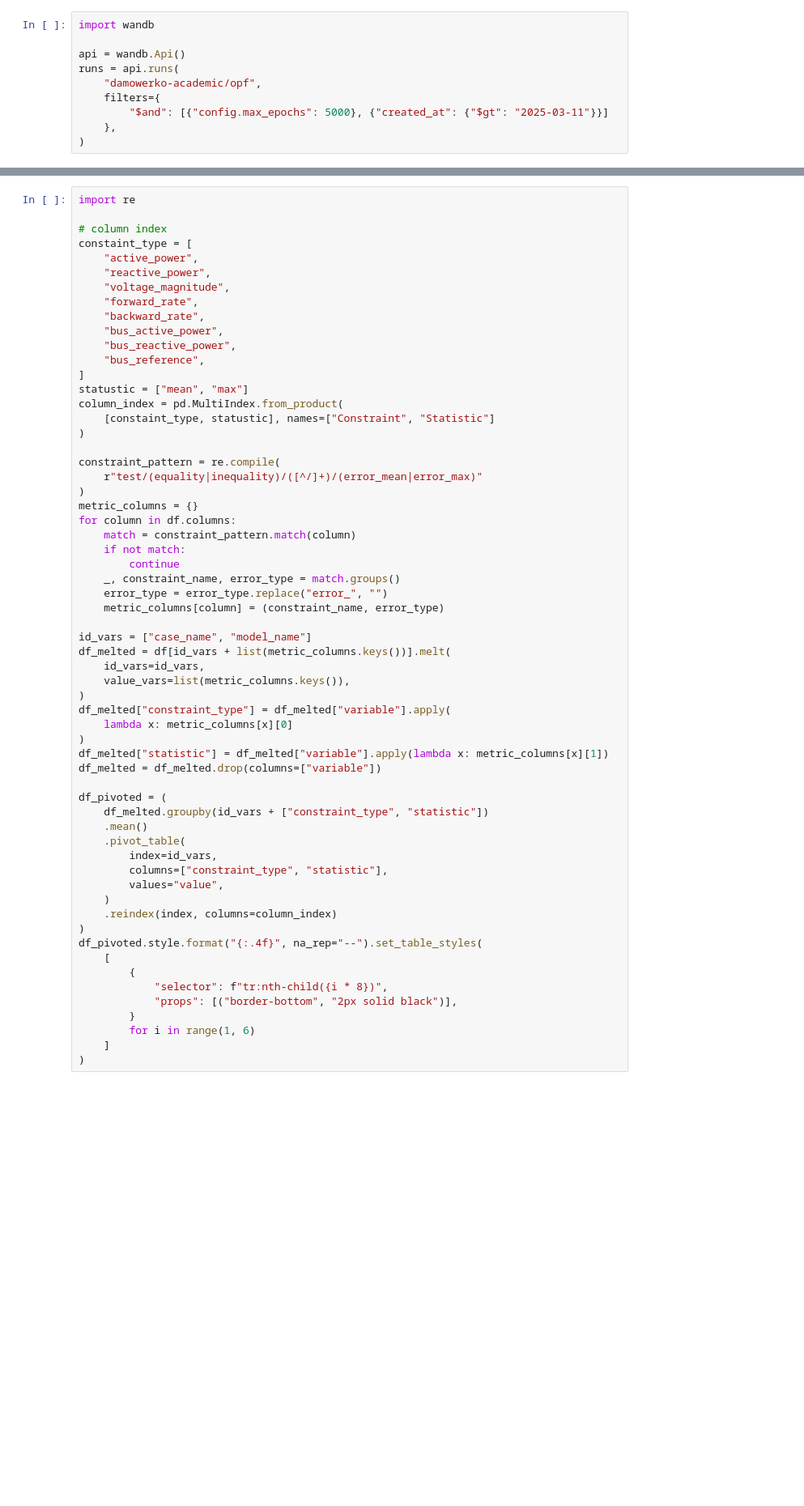
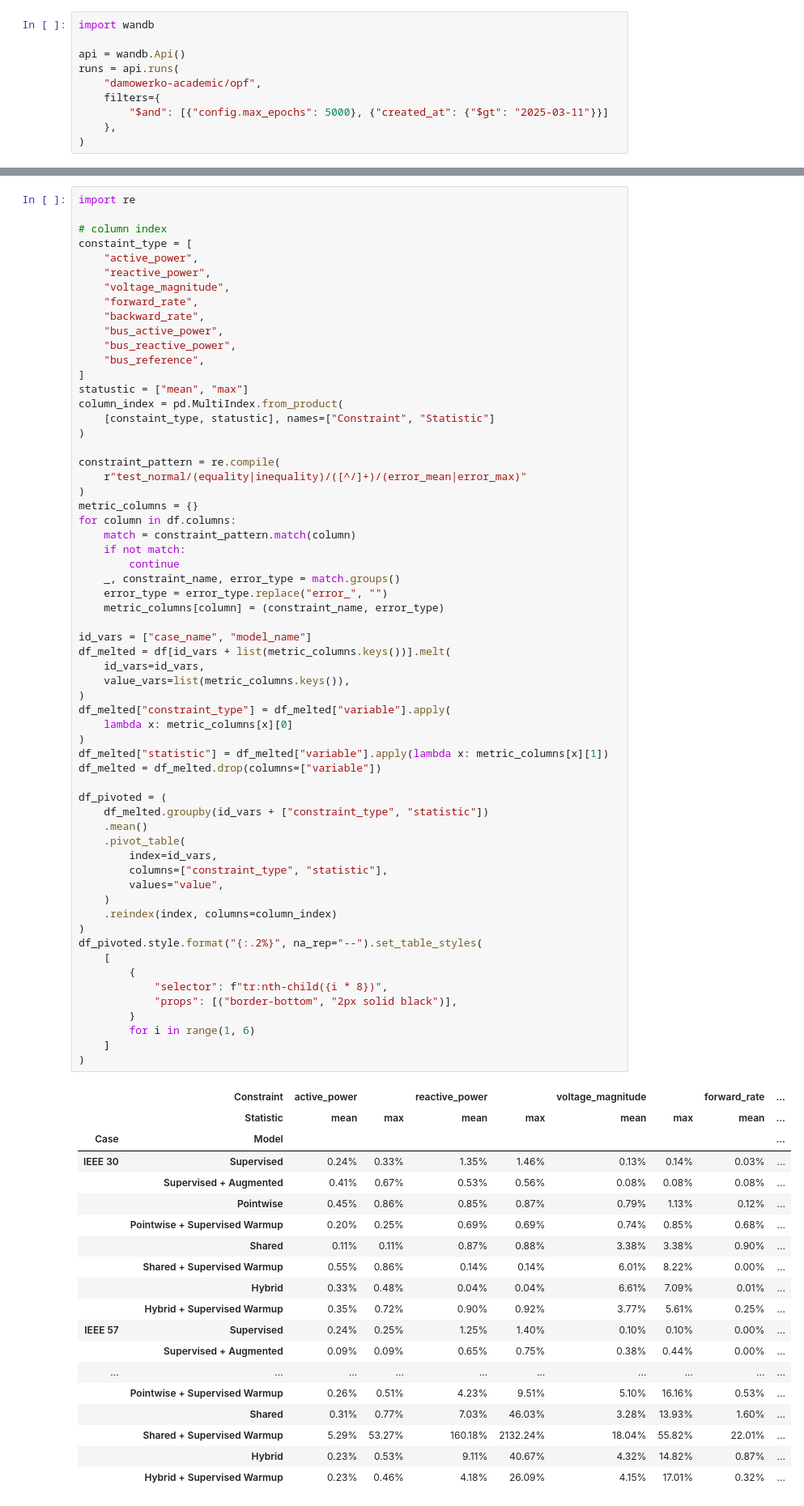
Before and after one commit to Damowerko/opf, a Jupyter notebook: notebooks/compare.ipynb, the cells around one changed output, grey strips where cells are left out. Shown at 81% size. Cells and saved outputs as stored; diff of their text form; blank space fills up the shorter version.

```diff
--- a/notebooks/compare.ipynb
+++ b/notebooks/compare.ipynb
@@ -212,7 +365,7 @@ column_index = pd.MultiIndex.from_product(
 )
 
 constraint_pattern = re.compile(
-    r"test/(equality|inequality)/([^/]+)/(error_mean|error_max)"
+    r"test_normal/(equality|inequality)/([^/]+)/(error_mean|error_max)"
 )
 metric_columns = {}
 for column in df.columns:
@@ -225,31 +378,51 @@ for column in df.columns:
 
 id_vars = ["case_name", "model_name"]
 df_melted = df[id_vars + list(metric_columns.keys())].melt(
     id_vars=id_vars,
     value_vars=list(metric_columns.keys()),
 )
 df_melted["constraint_type"] = df_melted["variable"].apply(
     lambda x: metric_columns[x][0]
 )
 df_melted["statistic"] = df_melted["variable"].apply(lambda x: metric_columns[x][1])
 df_melted = df_melted.drop(columns=["variable"])
 
 df_pivoted = (
     df_melted.groupby(id_vars + ["constraint_type", "statistic"])
     .mean()
     .pivot_table(
         index=id_vars,
         columns=["constraint_type", "statistic"],
         values="value",
     )
     .reindex(index, columns=column_index)
 )
-df_pivoted.style.format("{:.4f}", na_rep="--").set_table_styles(
+df_pivoted.style.format("{:.2%}", na_rep="--").set_table_styles(
     [
         {
             "selector": f"tr:nth-child({i * 8})",
             "props": [("border-bottom", "2px solid black")],
         }
         for i in range(1, 6)
     ]
 )
+# %% [output]
+|  | Constraint | active_power |  | reactive_power |  | voltage_magnitude |  | forward_rate | ... |
+|  | Statistic | mean | max | mean | max | mean | max | mean | ... |
+| Case | Model |  |  |  |  |  |  |  | ... |
+| IEEE 30 | Supervised | 0.24% | 0.33% | 1.35% | 1.46% | 0.13% | 0.14% | 0.03% | ... |
+|  | Supervised + Augmented | 0.41% | 0.67% | 0.53% | 0.56% | 0.08% | 0.08% | 0.08% | ... |
+|  | Pointwise | 0.45% | 0.86% | 0.85% | 0.87% | 0.79% | 1.13% | 0.12% | ... |
+|  | Pointwise + Supervised Warmup | 0.20% | 0.25% | 0.69% | 0.69% | 0.74% | 0.85% | 0.68% | ... |
+|  | Shared | 0.11% | 0.11% | 0.87% | 0.88% | 3.38% | 3.38% | 0.90% | ... |
+|  | Shared + Supervised Warmup | 0.55% | 0.86% | 0.14% | 0.14% | 6.01% | 8.22% | 0.00% | ... |
+|  | Hybrid | 0.33% | 0.48% | 0.04% | 0.04% | 6.61% | 7.09% | 0.01% | ... |
+|  | Hybrid + Supervised Warmup | 0.35% | 0.72% | 0.90% | 0.92% | 3.77% | 5.61% | 0.25% | ... |
+| IEEE 57 | Supervised | 0.24% | 0.25% | 1.25% | 1.40% | 0.10% | 0.10% | 0.00% | ... |
+|  | Supervised + Augmented | 0.09% | 0.09% | 0.65% | 0.75% | 0.38% | 0.44% | 0.00% | ... |
+| ... | ... | ... | ... | ... | ... | ... | ... | ... | ... |
+|  | Pointwise + Supervised Warmup | 0.26% | 0.51% | 4.23% | 9.51% | 5.10% | 16.16% | 0.53% | ... |
+|  | Shared | 0.31% | 0.77% | 7.03% | 46.03% | 3.28% | 13.93% | 1.60% | ... |
+|  | Shared + Supervised Warmup | 5.29% | 53.27% | 160.18% | 2132.24% | 18.04% | 55.82% | 22.01% | ... |
+|  | Hybrid | 0.23% | 0.53% | 9.11% | 40.67% | 4.32% | 14.82% | 0.87% | ... |
+|  | Hybrid + Supervised Warmup | 0.23% | 0.46% | 4.18% | 26.09% | 4.15% | 17.01% | 0.32% | ... |
```
Also changed, not shown: parts of 9 cells of this notebook, 17 other files.
